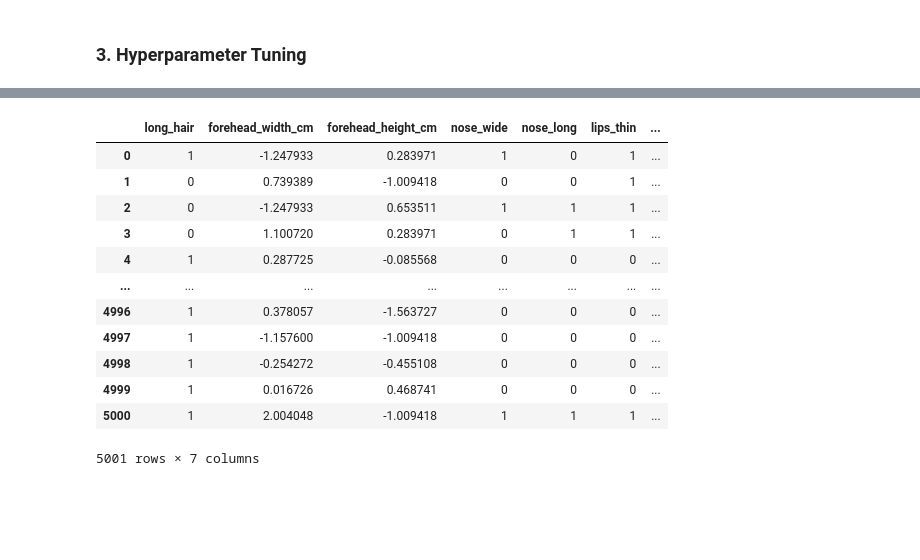
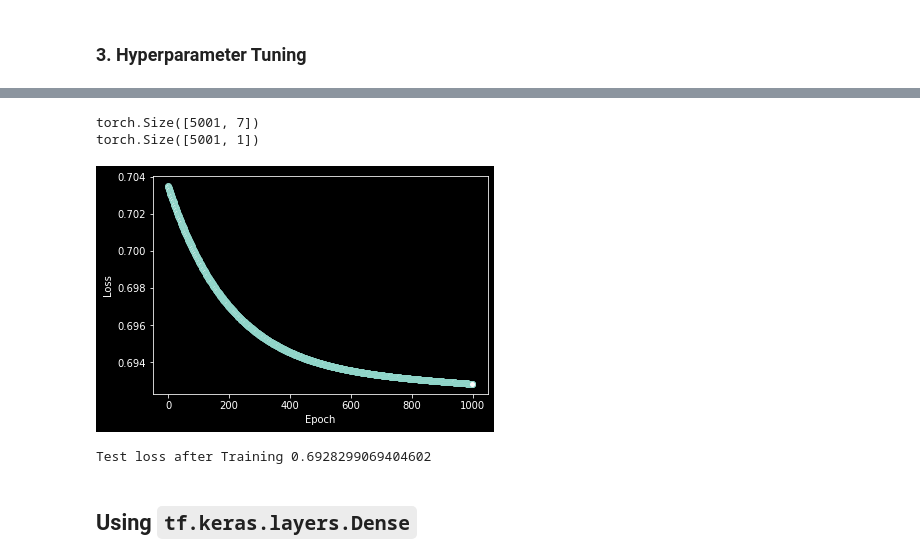
Before and after one commit to indrapaul824/Complete-Deep-Learning-with-PyTorch, a Jupyter notebook: University Course - Code/Perceptron.ipynb, the cells around one changed output, grey strips where cells are left out. Saved outputs shown, nothing was run; the diff lists cells and outputs as text; code cells hidden in the pictures; blank space fills up the shorter version.

```diff
--- a/University Course - Code/Perceptron.ipynb
+++ b/University Course - Code/Perceptron.ipynb
@@ -199,20 +204,59 @@ class Perceptron(nn.Module):
 # %%
 X = X.values
 y = y.values
-
-X = torch.from_numpy(X)
-y = torch.from_numpy(y).type(torch.LongTensor)
+y = y.reshape((y.shape[0], 1))
-# %% [output]
-|  | long_hair | forehead_width_cm | forehead_height_cm | nose_wide | nose_long | lips_thin | ... |
-| 0 | 1 | -1.247933 | 0.283971 | 1 | 0 | 1 | ... |
-| 1 | 0 | 0.739389 | -1.009418 | 0 | 0 | 1 | ... |
-| 2 | 0 | -1.247933 | 0.653511 | 1 | 1 | 1 | ... |
-| 3 | 0 | 1.100720 | 0.283971 | 0 | 1 | 1 | ... |
-| 4 | 1 | 0.287725 | -0.085568 | 0 | 0 | 0 | ... |
-| ... | ... | ... | ... | ... | ... | ... | ... |
-| 4996 | 1 | 0.378057 | -1.563727 | 0 | 0 | 0 | ... |
-| 4997 | 1 | -1.157600 | -1.009418 | 0 | 0 | 0 | ... |
-| 4998 | 1 | -0.254272 | -0.455108 | 0 | 0 | 0 | ... |
-| 4999 | 1 | 0.016726 | 0.468741 | 0 | 0 | 0 | ... |
-| 5000 | 1 | 2.004048 | -1.009418 | 1 | 1 | 1 | ... |
-5001 rows × 7 columns
+# %%
+X = torch.tensor(X).float()
+y = torch.tensor(y).float()
+
+print(X.shape)
+print(y.shape)
+# %% [output]
+torch.Size([5001, 7])
+torch.Size([5001, 1])
+# %%
+# other model features
+
+learningRate = .01
+
+# loss function
+lossfun = nn.BCELoss()
+
+# optimizer
+optimizer = torch.optim.SGD(Perceptron.parameters(),lr=learningRate)
+# %%
+# train the model
+numepochs = 1000
+losses = torch.zeros(numepochs)
+
+for epochi in range(numepochs):
+
+  # forward pass
+  yHat = Perceptron(X)
+
+  # compute loss
+  loss = lossfun(yHat, y)
+  losses[epochi] = loss
+
+  # backprop
+  optimizer.zero_grad()
+  loss.backward()
+  optimizer.step()
+# %%
+# show the losses
+
+plt.plot(losses.detach(),'o',markerfacecolor='w',linewidth=.1)
+plt.xlabel('Epoch')
+plt.ylabel('Loss')
+plt.show()
+# %% [output]
+[figure, added]
+# %%
+Perceptron.eval()
+y_pred = Perceptron(X)
+after_train = lossfun(y_pred, y)
+print('Test loss after Training' , after_train.item())
+# %% [output]
+Test loss after Training 0.6928299069404602
+# %% [markdown]
+## Using `tf.keras.layers.Dense`
```
Also changed, not shown: parts of 14 cells of this notebook.
